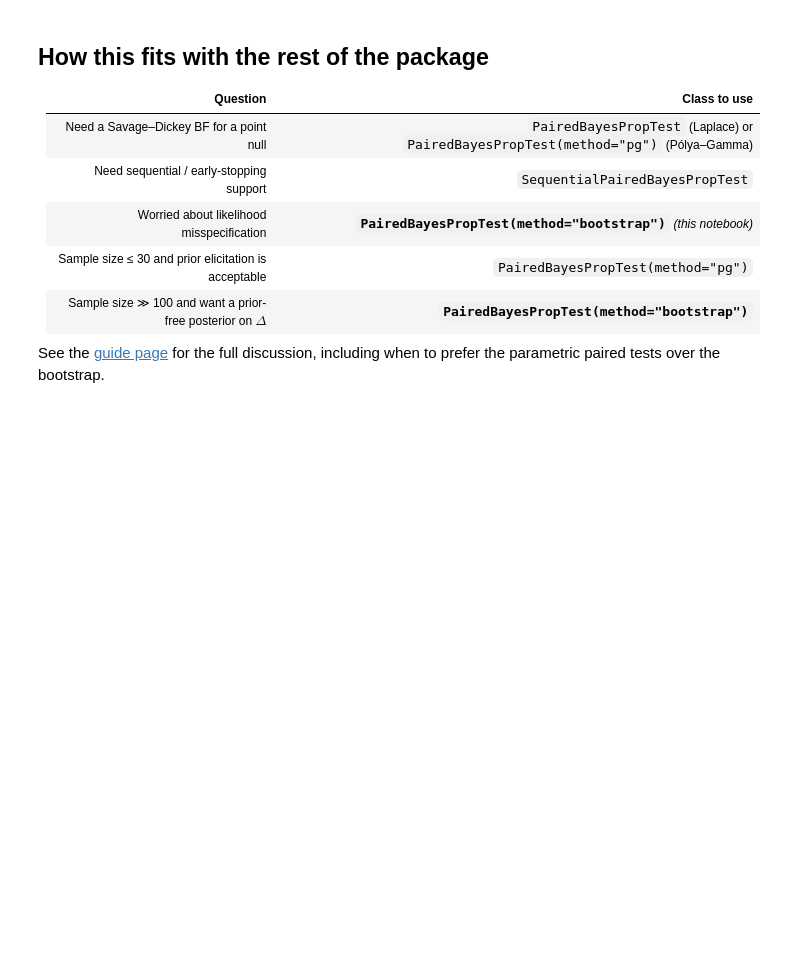
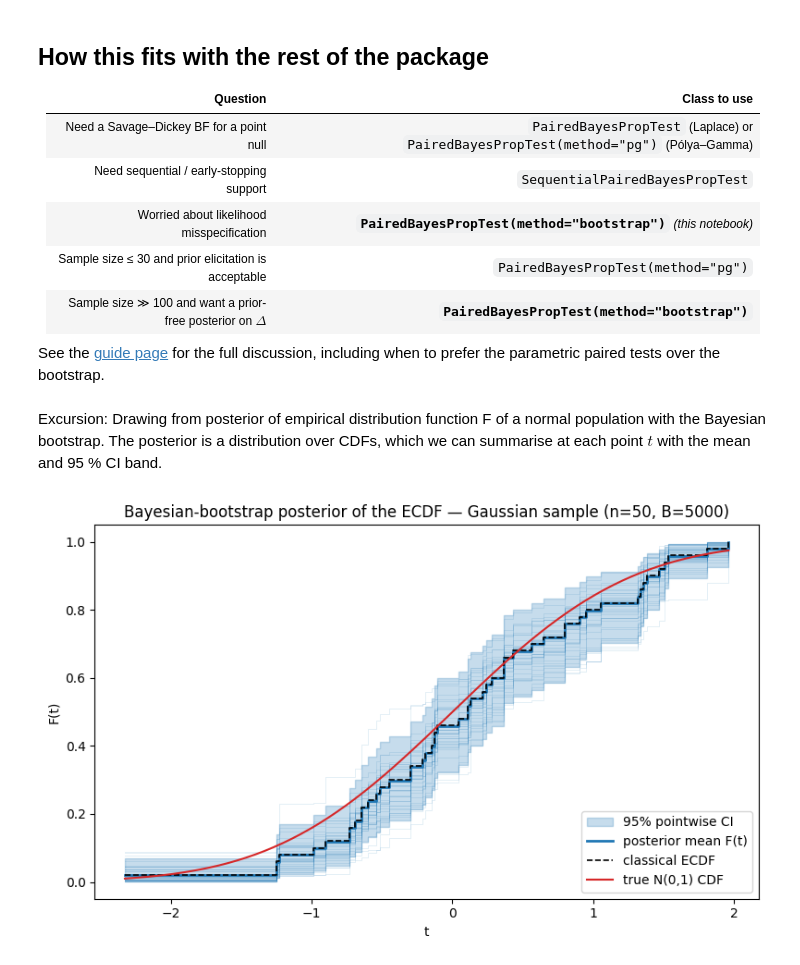
Before and after one commit to AVoss84/bayesProp, a Jupyter notebook: src/notebooks/bayesian_bootstrap_paired_binary.ipynb, the cells around one changed output. Drawn from its saved outputs; the diff is of its cells as text; code cells hidden in the pictures; blank space fills up the shorter version.

Commit message:
add bayesian bootstrap example for random draws of ECDF from posterior for gaussian population

```diff
--- a/src/notebooks/bayesian_bootstrap_paired_binary.ipynb
+++ b/src/notebooks/bayesian_bootstrap_paired_binary.ipynb
@@ -344,3 +344,5 @@ P(H₀ | data) from BF_01 + flat prior                        — (n/a for BB)
 | Sample size ≫ 100 and want a prior-free posterior on $\Delta$ | **`PairedBayesPropTest(method="bootstrap")`** |
 
 See the [guide page](https://avoss84.github.io/bayesProp/guide/paired_bootstrap/) for the full discussion, including when to prefer the parametric paired tests over the bootstrap.
+# %% [markdown]
+Excursion: Drawing from posterior of empirical distribution function F of a normal population with the Bayesian bootstrap. The posterior is a distribution over CDFs, which we can summarise at each point $t$ with the mean and 95 % CI band.
@@ -346,0 +374,31 @@ See the [guide page](https://avoss84.github.io/bayesProp/guide/paired_bootstrap/
+# %%
+import matplotlib.pyplot as plt
+
+# 4. Reference: classical ECDF and true N(0,1) CDF.
+from scipy.stats import norm
+
+ecdf = (y[:, None] <= grid[None, :]).mean(axis=0) # classical non-parametric ECDF
+true_cdf = norm.cdf(grid)                      # true N(0,1) CDF at grid points
+
+# 5. Plot.
+fig, ax = plt.subplots(figsize=(8, 5))
+for b in rng.choice(B, size=40, replace=False):
+    ax.step(grid, F[b], where="post", color="C0", alpha=0.12, lw=0.7)
+
+ax.fill_between(grid, F_lo, F_hi, step="post", color="C0", alpha=0.25,
+                label="95% pointwise CI")
+
+ax.step(grid, F_mean, where="post", color="C0", lw=2, label="posterior mean F(t)")
+
+ax.step(grid, ecdf, where="post", color="k", lw=1.2, ls="--",
+        label="classical ECDF")
+
+ax.plot(grid, true_cdf, color="C3", lw=1.5, label="true N(0,1) CDF")
+ax.set_xlabel("t")
+ax.set_ylabel("F(t)")
+ax.set_title(f"Bayesian-bootstrap posterior of the ECDF — Gaussian sample (n={n}, B={B})")
+ax.legend(loc="lower right")
+plt.tight_layout()
+plt.show()
+# %% [output]
+[figure, added]
```
Also changed, not shown: parts of 1 cell of this notebook.
